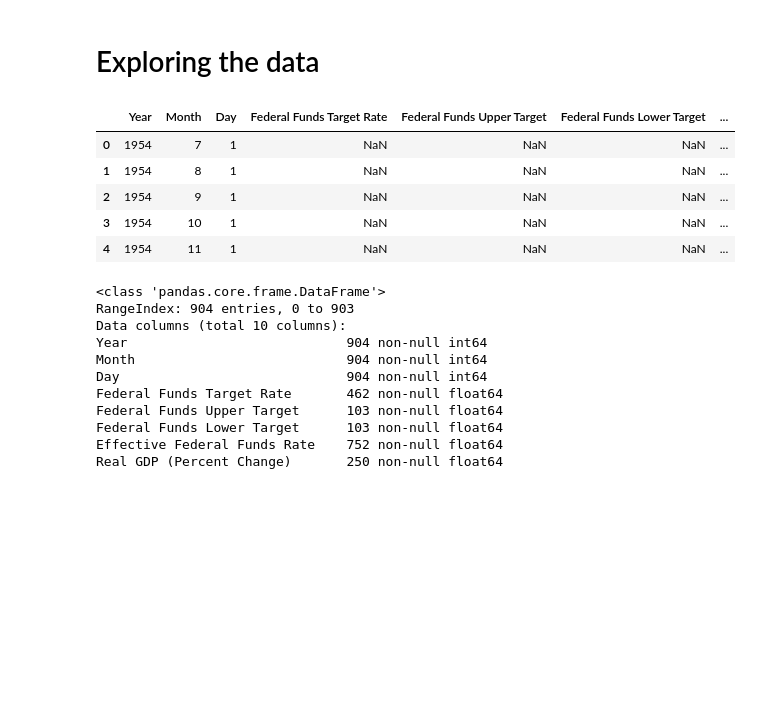
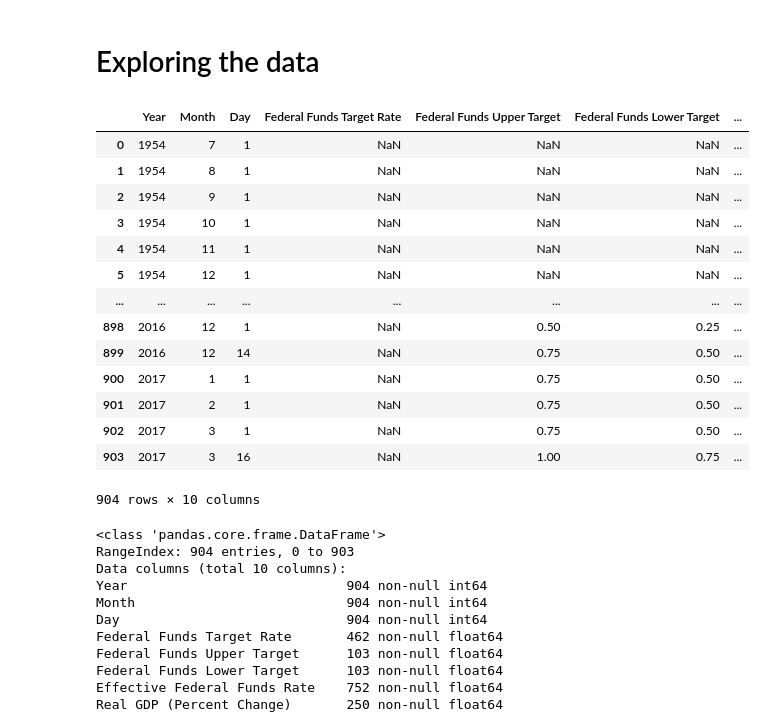
Before and after one commit to cnarrieta18/Thinkful, a Jupyter notebook: Capstone_1/plotting_inflation.ipynb, the cells around one changed output. Saved outputs shown, nothing was run; the diff lists cells and outputs as text; code cells hidden in the pictures; blank space fills up the shorter version.

```diff
--- a/Capstone_1/plotting_inflation.ipynb
+++ b/Capstone_1/plotting_inflation.ipynb
@@ -3,6 +3,11 @@
 import matplotlib.pyplot as plt
 import pandas as pd
 import numpy as np
+# %%
+#data output display settings
+pd.set_option('display.max_columns', None)
+pd.set_option('display.max_rows', 12)
+#pd.set_option('display.precision', 3))
 # %% [markdown]
 # Inflation Rates Dataset
 
@@ -13,14 +18,23 @@ inflation_rates = pd.read_csv('../sample_data/index.csv')
 # Exploring the data
 # %%
 #preview the dataframe we're working with
-inflation_rates.head(5)
+inflation_rates
 # %% [output]
 |  | Year | Month | Day | Federal Funds Target Rate | Federal Funds Upper Target | Federal Funds Lower Target | ... |
 | 0 | 1954 | 7 | 1 | NaN | NaN | NaN | ... |
 | 1 | 1954 | 8 | 1 | NaN | NaN | NaN | ... |
 | 2 | 1954 | 9 | 1 | NaN | NaN | NaN | ... |
 | 3 | 1954 | 10 | 1 | NaN | NaN | NaN | ... |
 | 4 | 1954 | 11 | 1 | NaN | NaN | NaN | ... |
+| 5 | 1954 | 12 | 1 | NaN | NaN | NaN | ... |
+| ... | ... | ... | ... | ... | ... | ... | ... |
+| 898 | 2016 | 12 | 1 | NaN | 0.50 | 0.25 | ... |
+| 899 | 2016 | 12 | 14 | NaN | 0.75 | 0.50 | ... |
+| 900 | 2017 | 1 | 1 | NaN | 0.75 | 0.50 | ... |
+| 901 | 2017 | 2 | 1 | NaN | 0.75 | 0.50 | ... |
+| 902 | 2017 | 3 | 1 | NaN | 0.75 | 0.50 | ... |
+| 903 | 2017 | 3 | 16 | NaN | 1.00 | 0.75 | ... |
+904 rows × 10 columns
 # %%
 #check for data types and null values
 inflation_rates.info()
```
Also changed, not shown: parts of 38 cells of this notebook, 1 other file.
